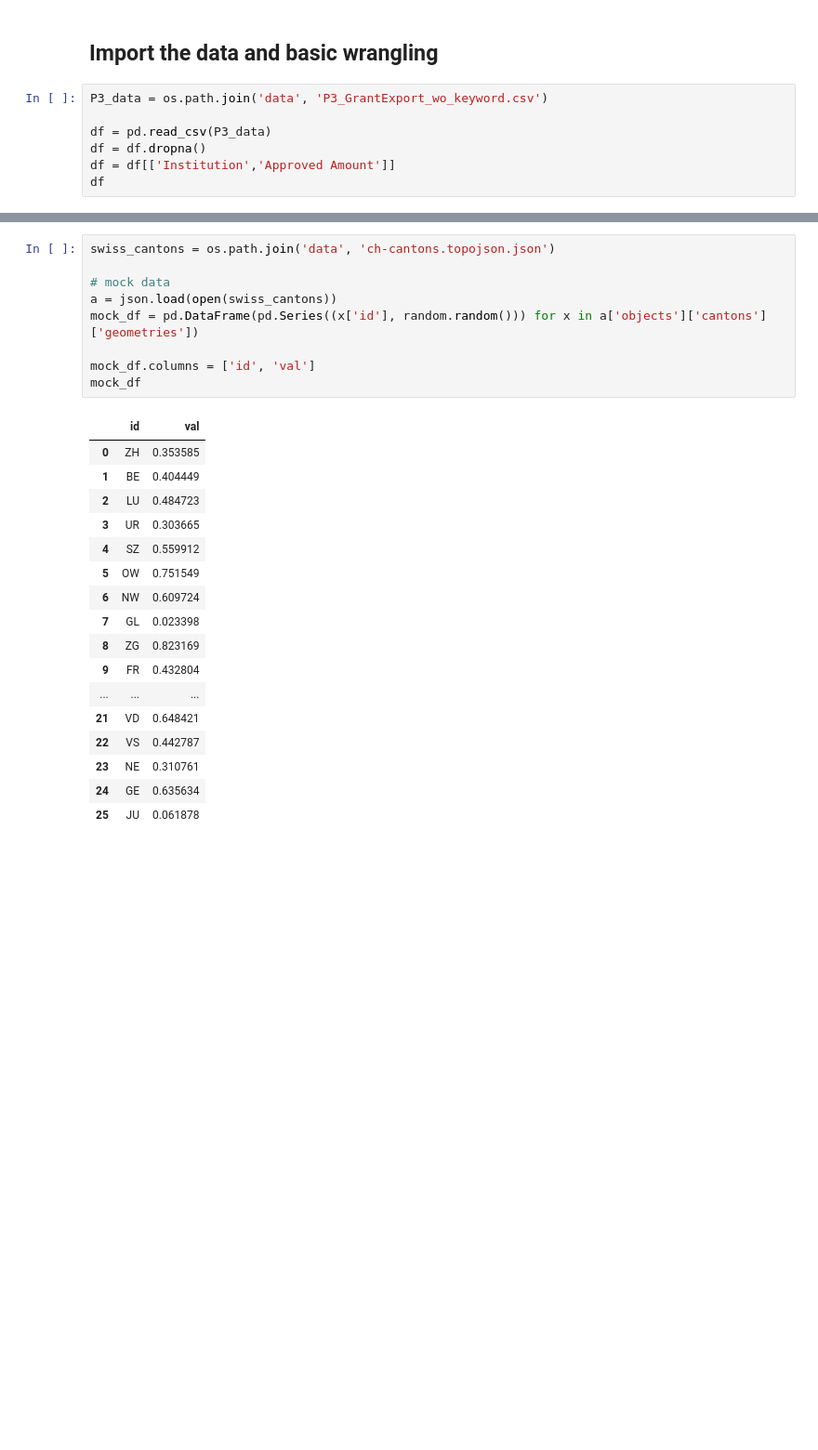
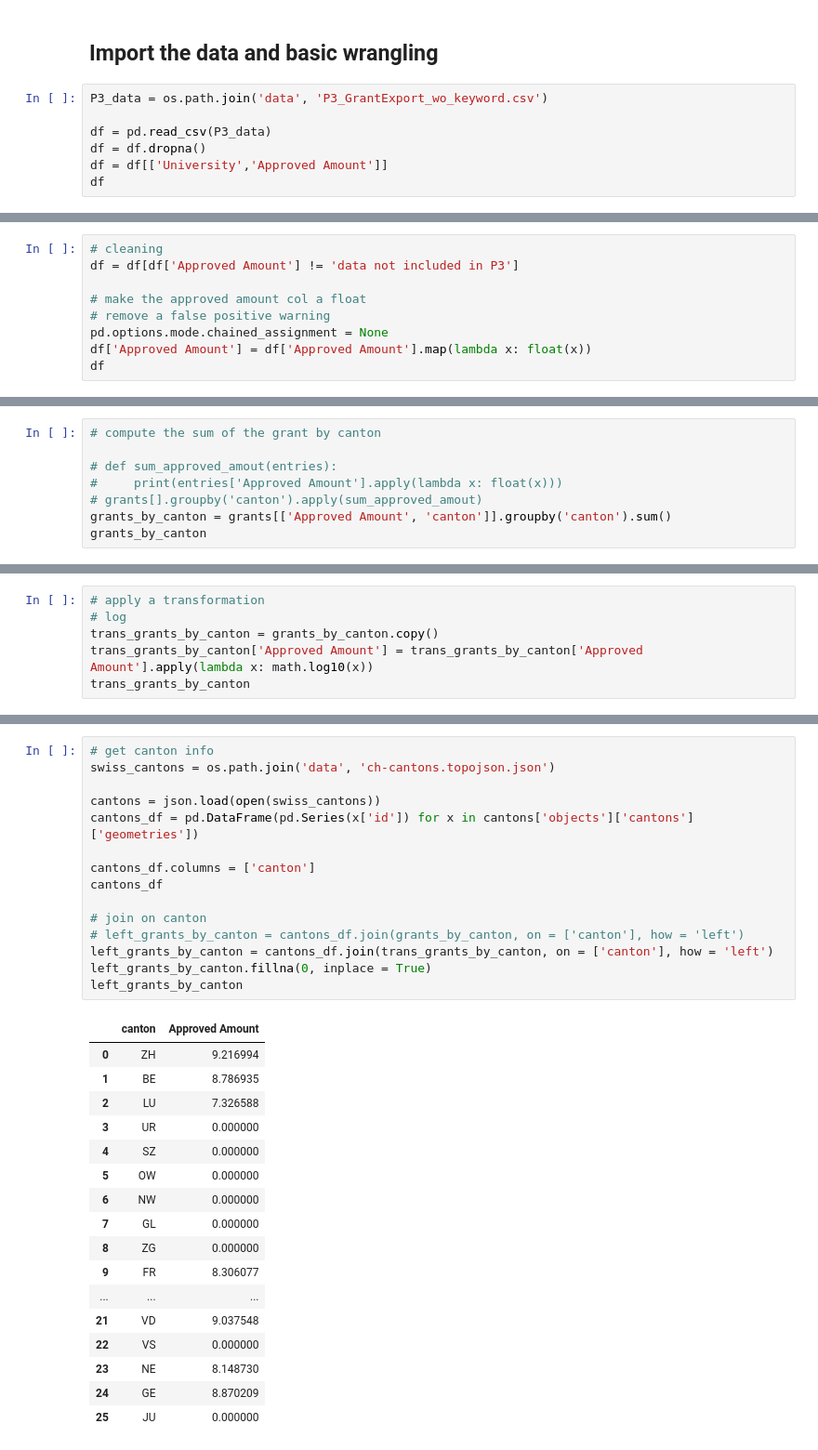
Before and after one commit to mgoretti/ada, a Jupyter notebook: 03 - Interactive Viz/Grantmap.ipynb, the cells around one changed output, grey strips where cells are left out. Shown at 93% size. Drawn from its saved outputs; the diff is of its cells as text; blank space fills up the shorter version.

```diff
--- a/03 - Interactive Viz/Grantmap.ipynb
+++ b/03 - Interactive Viz/Grantmap.ipynb
@@ -12,6 +16,6 @@ P3_data = os.path.join('data', 'P3_GrantExport_wo_keyword.csv')
 
 df = pd.read_csv(P3_data)
 df = df.dropna()
-df = df[['Institution','Approved Amount']]
+df = df[['University','Approved Amount']]
 df
 # %% [output]
@@ -35 +39,10 @@ df
 17073 rows × 2 columns
+# %%
+# cleaning
+df = df[df['Approved Amount'] != 'data not included in P3']
+
+# make the approved amount col a float
+# remove a false positive warning
+pd.options.mode.chained_assignment = None
+df['Approved Amount'] = df['Approved Amount'].map(lambda x: float(x))
+df
@@ -35,0 +121,8 @@ df
+# %%
+# compute the sum of the grant by canton
+
+# def sum_approved_amout(entries):
+#     print(entries['Approved Amount'].apply(lambda x: float(x)))
+# grants[].groupby('canton').apply(sum_approved_amout)
+grants_by_canton = grants[['Approved Amount', 'canton']].groupby('canton').sum()
+grants_by_canton
@@ -35,0 +144,6 @@ df
+# %%
+# apply a transformation
+# log
+trans_grants_by_canton = grants_by_canton.copy()
+trans_grants_by_canton['Approved Amount'] = trans_grants_by_canton['Approved Amount'].apply(lambda x: math.log10(x))
+trans_grants_by_canton
@@ -36,30 +165,36 @@ df
 # %%
+# get canton info
 swiss_cantons = os.path.join('data', 'ch-cantons.topojson.json')
 
-# mock data
-a = json.load(open(swiss_cantons))
-mock_df = pd.DataFrame(pd.Series((x['id'], random.random())) for x in a['objects']['cantons']['geometries'])
+cantons = json.load(open(swiss_cantons))
+cantons_df = pd.DataFrame(pd.Series(x['id']) for x in cantons['objects']['cantons']['geometries'])
 
-mock_df.columns = ['id', 'val']
-mock_df
+cantons_df.columns = ['canton']
+cantons_df
+
+# join on canton
+# left_grants_by_canton = cantons_df.join(grants_by_canton, on = ['canton'], how = 'left')
+left_grants_by_canton = cantons_df.join(trans_grants_by_canton, on = ['canton'], how = 'left')
+left_grants_by_canton.fillna(0, inplace = True)
+left_grants_by_canton
 # %% [output]
-|  | id | val |
-| 0 | ZH | 0.353585 |
-| 1 | BE | 0.404449 |
-| 2 | LU | 0.484723 |
-| 3 | UR | 0.303665 |
-| 4 | SZ | 0.559912 |
-| 5 | OW | 0.751549 |
-| 6 | NW | 0.609724 |
-| 7 | GL | 0.023398 |
-| 8 | ZG | 0.823169 |
-| 9 | FR | 0.432804 |
+|  | canton | Approved Amount |
+| 0 | ZH | 9.216994 |
+| 1 | BE | 8.786935 |
+| 2 | LU | 7.326588 |
+| 3 | UR | 0.000000 |
+| 4 | SZ | 0.000000 |
+| 5 | OW | 0.000000 |
+| 6 | NW | 0.000000 |
+| 7 | GL | 0.000000 |
+| 8 | ZG | 0.000000 |
+| 9 | FR | 8.306077 |
 | ... | ... | ... |
-| 21 | VD | 0.648421 |
-| 22 | VS | 0.442787 |
-| 23 | NE | 0.310761 |
-| 24 | GE | 0.635634 |
-| 25 | JU | 0.061878 |
+| 21 | VD | 9.037548 |
+| 22 | VS | 0.000000 |
+| 23 | NE | 8.148730 |
+| 24 | GE | 8.870209 |
+| 25 | JU | 0.000000 |
 # %%
 
 swiss_map = folium.Map([46.8, 8.5], tiles='cartodbpositron', zoom_start=8)
```
Also changed, not shown: parts of 11 cells of this notebook.
